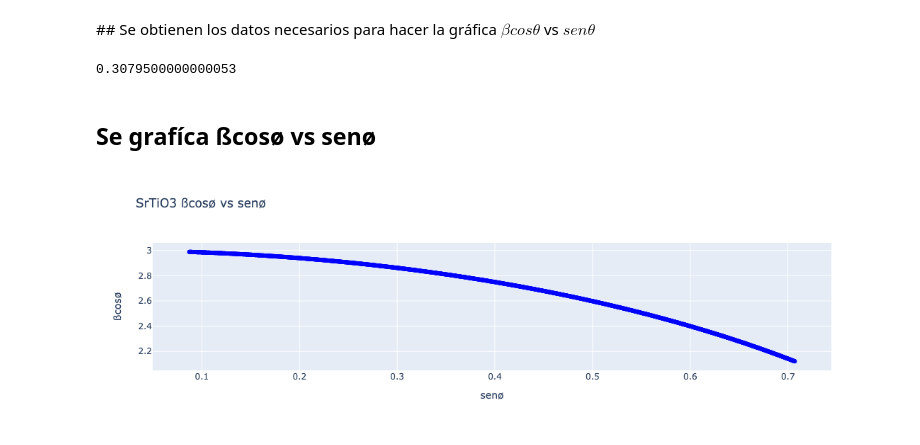
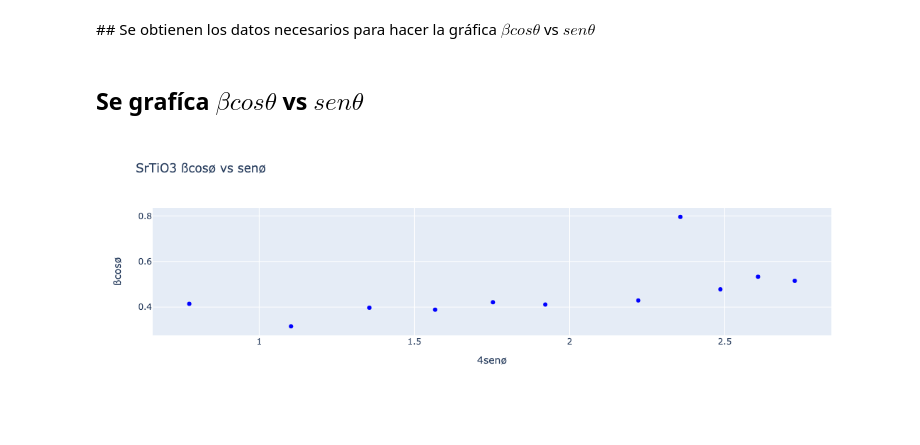
Before and after one commit to joscor34/XRD_interpreter, a Jupyter notebook: XRD_file_interpreter.ipynb, the cells around one changed output. Saved outputs shown, nothing was run; the diff lists cells and outputs as text; code cells hidden in the pictures.

```diff
--- a/XRD_file_interpreter.ipynb
+++ b/XRD_file_interpreter.ipynb
@@ -238,14 +240,16 @@ def largo_pico(distancia, df_f, peaks):
     )
 
 fwhm_values = []
-
+angulos_peaks = []
 for peak_index in peaks:
     fwhm = calculate_fwhm(peak_index)
+    angulos_peaks.append(df[' 2THETA'][peak_index])
     fwhm_values.append(fwhm)
-    print(f"Peak at index {peak_index}: FWHM = {fwhm}")
+    #print(f"Peak at index {peak_index}: FWHM = {fwhm}")
 
 for i in range(len(lista_picos_index)):
     largo_pico(fwhm_values[i], df, lista_picos_index[i])
+
 #largo_pico(lista_distancia_entre_picos[1], df,1,1)
 #print(lista_picos_index[1])
 #print(calculate_fwhm(lista_picos_index[1]))
@@ -269,37 +262,41 @@ Peak at index 1618: FWHM = 0.7036999999999978
 # %% [markdown]
 ## Se obtienen los datos necesarios para hacer la gráfica $\beta cos\theta$  vs  $sen\theta$
 # %%
-lista_de_angulos_2theta = df[' 2THETA'].values
+lista_de_angulos_2theta =  angulos_peaks
 lista_de_angulos_theta = []
 for angulo in lista_de_angulos_2theta:
     lista_de_angulos_theta.append(angulo/2)
 # %%
 sen_angulos_plot = []
 cos_angulos_plot = []
-print(beta_constant_value)
-beta_constant_value = 3
+#print(beta_constant_value)
+#beta_constant_value = 3
+contador = 0
 for angulo in lista_de_angulos_theta:
+    #print(fwhm_values[contador])
+    #print(np.deg2rad(angulo))
     # Convert the angle from degrees to radians
     deg_angle_sen = np.sin(np.deg2rad(angulo))
-    deg_angle_cos = np.cos(np.deg2rad(angulo))
+    deg_angle_cos =  np.cos(np.deg2rad(angulo))
 
-    sen_angulos_plot.append(deg_angle_sen)
-    cos_angulos_plot.append(beta_constant_value * deg_angle_cos)
+    sen_angulos_plot.append(4 * deg_angle_sen)
+    cos_angulos_plot.append(fwhm_values[contador] * deg_angle_cos)
     #print(np.cos(angulo) * beta_constant_value)
+    contador += 1
+
+#print(sen_angulos_plot)
-# %% [output]
-0.3079500000000053
 # %% [markdown]
-## Se grafíca ßcosø vs senø
+## Se grafíca  $\beta cos\theta$  vs  $sen\theta$
 # %%
 # Add a scatter plot of the list values
 # Create a Plotly figure
 fig = go.Figure()
-fig.add_trace(go.Scatter(x=sen_angulos_plot, y=cos_angulos_plot, mode='markers+lines', marker=dict(color='blue')))
+fig.add_trace(go.Scatter(x=sen_angulos_plot, y=cos_angulos_plot, mode='markers', marker=dict(color='blue')))
 
 # Update layout if needed (e.g., title, axis labels)
-fig.update_layout(title='SrTiO3 ßcosø vs senø', xaxis_title='senø', yaxis_title='ßcosø')
+fig.update_layout(title='SrTiO3 ßcosø vs senø', xaxis_title='4senø', yaxis_title='ßcosø')
 
 # Show the plot
 fig.show()
 # %% [output]
-[figure, old version]
+[figure, new version]
```
Also changed, not shown: parts of 7 cells of this notebook.
